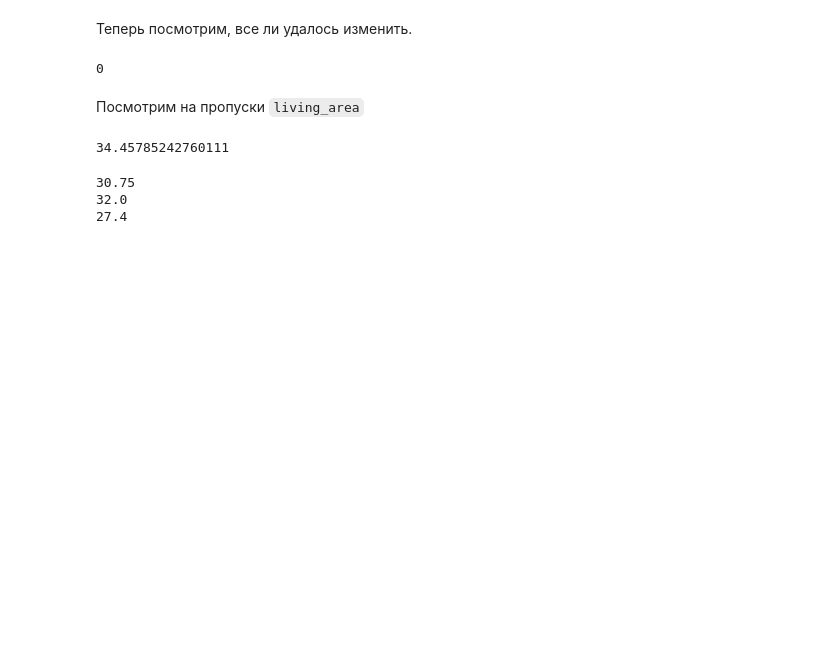
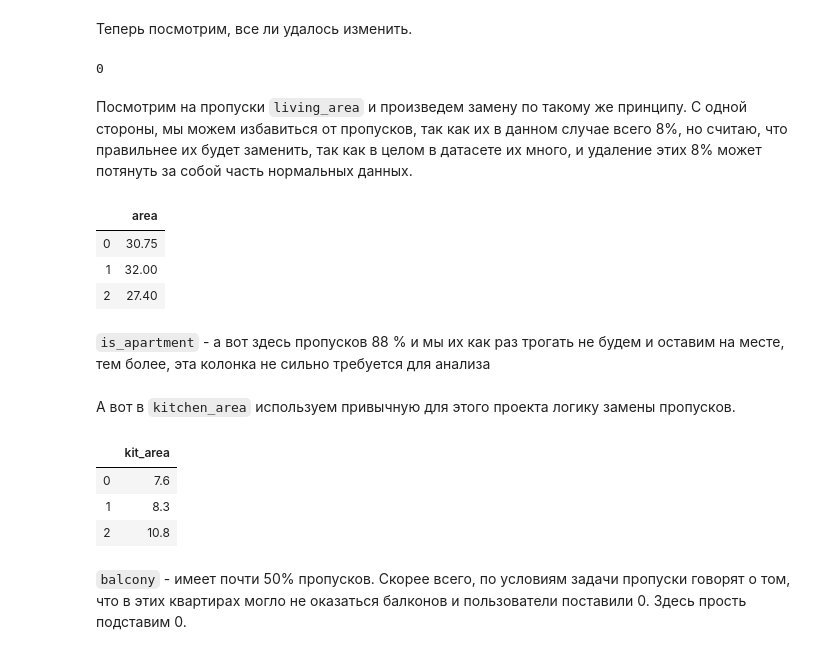
Before and after one commit to ViacheslavPogorelyy/YaP, a Jupyter notebook: part_number_two/project_2.ipynb, the cells around one changed output. Drawn from its saved outputs; the diff is of its cells as text; code cells hidden in the pictures; blank space fills up the shorter version.

```diff
--- a/part_number_two/project_2.ipynb
+++ b/part_number_two/project_2.ipynb
@@ -209,19 +217,22 @@ df.loc[df['new_floor'] == 'высокоэтажки','ceiling_height'] = df.loc[
 df['ceiling_height'].isna().sum()
 # %% [output]
 0
-# %% [markdown]
-Посмотрим на пропуски `living_area`
-# %%
-df['living_area'].mean()
-# %% [output]
-34.45785242760111
+# %% [markdown]
+Посмотрим на пропуски `living_area` и произведем замену по такому же принципу. С одной стороны, мы можем избавиться от пропусков, так как их в данном случае всего 8%, но считаю, что правильнее их будет заменить, так как в целом в датасете их много, и удаление этих 8% может потянуть за собой часть нормальных данных.
 # %%
+p = []
 for i in ['малоэтажки', 'многоэтажки', 'высокоэтажки']:
-    print(df[df['new_floor'] == i]['living_area'].median())
+    result = (df[df['new_floor'] == i]['living_area'].median())
+    p.append(result)
+
+area = pd.DataFrame(data = p, columns = ['area'])
-# %% [output]
-30.75
-32.0
-27.4
+# %%
+area
+# %% [output]
+|  | area |
+| 0 | 30.75 |
+| 1 | 32.00 |
+| 2 | 27.40 |
 # %%
 columns = ['малоэтажки', 'многоэтажки', 'высокоэтажки']
 for i in range(len(columns)):
@@ -228,0 +240,4 @@ for i in range(len(columns)):
+# %% [markdown]
+`is_apartment` - а вот здесь пропусков 88 % и мы их как раз трогать не будем и оставим на месте, тем более, эта колонка не сильно требуется для анализа
+# %% [markdown]
+А вот в `kitchen_area` используем привычную для этого проекта логику замены пропусков.
@@ -228,0 +251,7 @@ for i in range(len(columns)):
+# %%
+kitch.head(3)
+# %% [output]
+|  | kit_area |
+| 0 | 7.6 |
+| 1 | 8.3 |
+| 2 | 10.8 |
@@ -228,0 +262,2 @@ for i in range(len(columns)):
+# %% [markdown]
+`balcony` - имеет почти 50% пропусков. Скорее всего, по условиям задачи пропуски говорят о том, что в этих квартирах могло не оказаться балконов и пользователи поставили 0. Здесь прость подставим 0.
```
Also changed, not shown: parts of 9 cells of this notebook.
